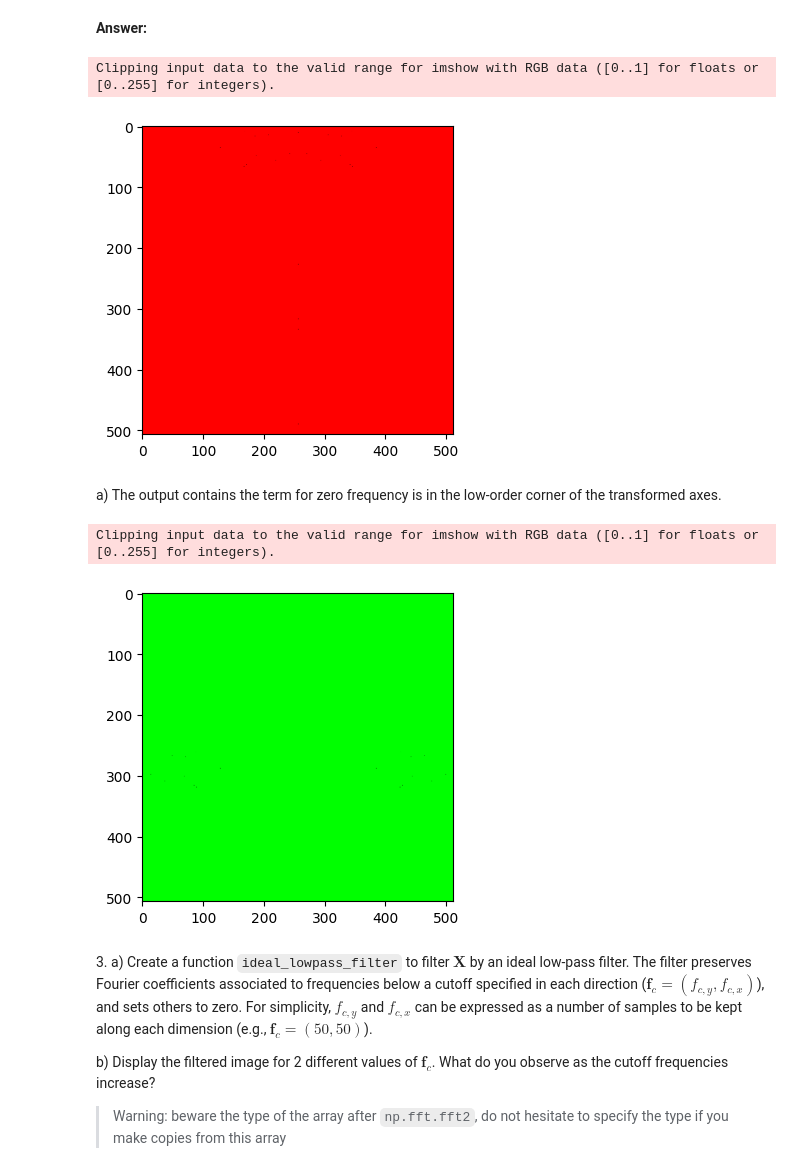
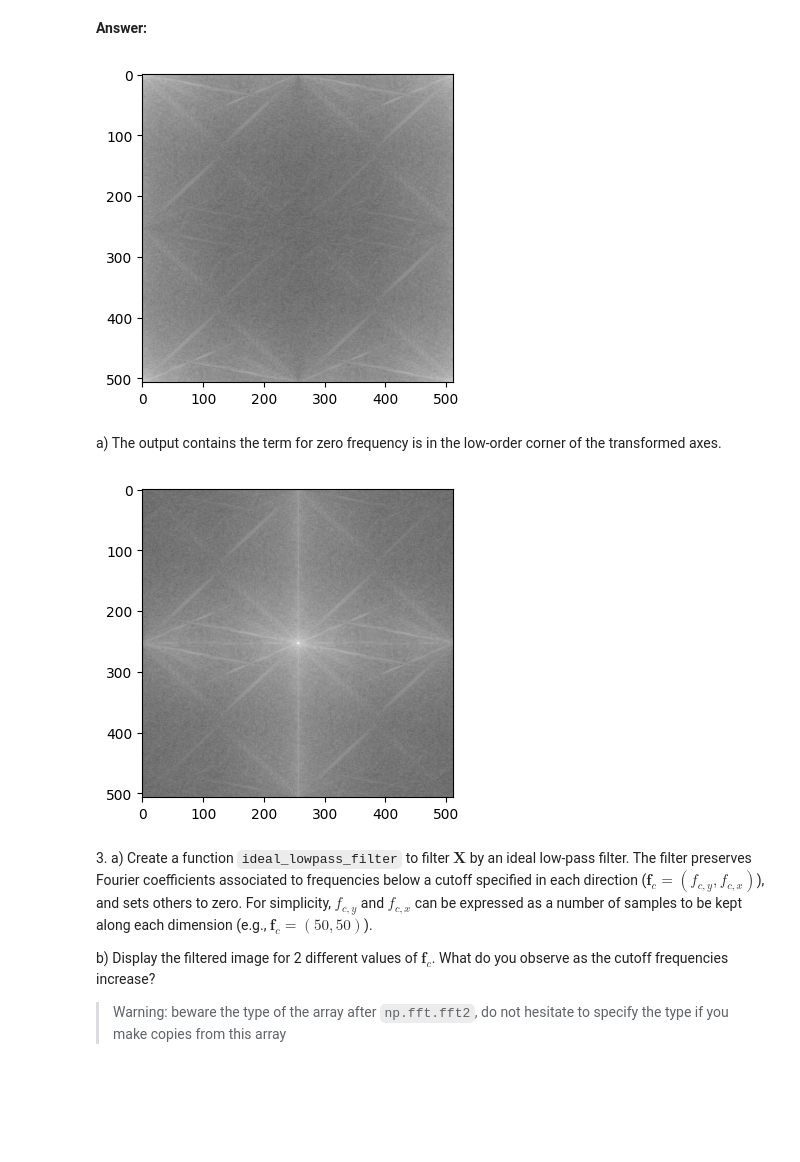
Before and after one commit to jeremdesno/python_sdia, a Jupyter notebook: Labs/Lab3/lab3.ipynb, the cells around one changed output. Saved outputs shown, nothing was run; the diff lists cells and outputs as text; code cells hidden in the pictures; blank space fills up the shorter version.

```diff
--- a/Labs/Lab3/lab3.ipynb
+++ b/Labs/Lab3/lab3.ipynb
@@ -277,10 +277,12 @@ In this exercise, we explore the use of the 2-dimensional Fourier transform to f
 # %% [markdown]
 **Answer:**
 # %%
-image = cv2.imread("img/cameraman.png")
+image = plt.imread("img/cameraman.png")
+if len(image.shape) == 3:
+    image = np.mean(image, axis=2)
 
 # Display the image using Matplotlib
-plt.imshow(cv2.cvtColor(image, cv2.COLOR_BGR2RGB))  # Convert from BGR to RGB
+plt.imshow(image, cmap='grey')  # Convert from BGR to RGB
 plt.axis('off')  # Hide axes
 plt.show()
 # %% [output]
@@ -296,18 +298,16 @@ b) Take a look at the documentation of `np.fft.fftshift`. Use it to ensure that
 # %%
 # Compute the 2D discrete Fourier transform (DFT)
 dft = np.fft.fft2(image)
 
-spectrum = abs(dft)**2
+spectrum = np.abs(dft)**2
 
-log_spectrum = np.log(spectrum + 0.0001)
 
 plt.figure(figsize=(12, 4))
-plt.imshow(log_spectrum)
+plt.imshow(spectrum, cmap= 'gray', norm=LogNorm(vmin=1e-6, vmax=spectrum.max()))
 
 plt.show()
 # %% [output]
-Clipping input data to the valid range for imshow with RGB data ([0..1] for floats or [0..255] for integers).
-[figure, old version]
+[figure, new version]
 # %% [markdown]
 a) The output contains the term for zero frequency is in the low-order corner of the transformed axes.
 # %%
@@ -315,15 +315,12 @@ shifted_spectrum = np.fft.fftshift(dft)
 
 spectrum = abs(shifted_spectrum)**2
 
-log_spectrum = np.log(spectrum + 0.0001)
 
 plt.figure(figsize=(12, 4))
-plt.imshow(log_spectrum)
-
+plt.imshow(spectrum, cmap= 'gray', norm=LogNorm(vmin=1e-6, vmax=spectrum.max()))
 plt.show()
 # %% [output]
-Clipping input data to the valid range for imshow with RGB data ([0..1] for floats or [0..255] for integers).
-[figure, old version]
+[figure, new version]
 # %% [markdown]
 3\.
     a) Create a function `ideal_lowpass_filter` to filter $\mathbf{X}$ by an ideal low-pass filter. The filter preserves Fourier coefficients associated to frequencies below a cutoff specified in each direction ($\mathbf{f}_c = (f_{c,y}, f_{c,x})$), and sets others to zero. For simplicity, $f_{c,y}$ and $f_{c,x}$ can be expressed as a number of samples to be kept along each dimension (e.g., $\mathbf{f}_c = (50,50)$).
```
Also changed, not shown: parts of 2 cells of this notebook.
